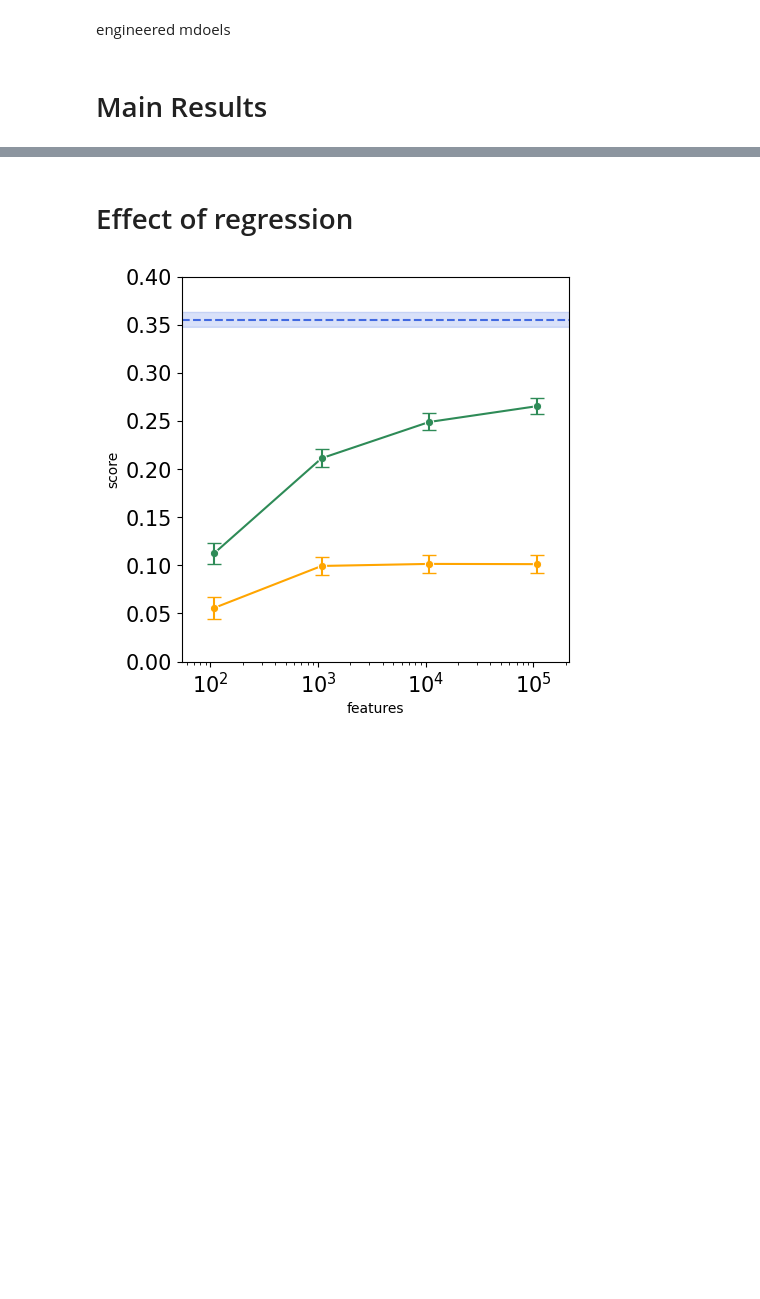
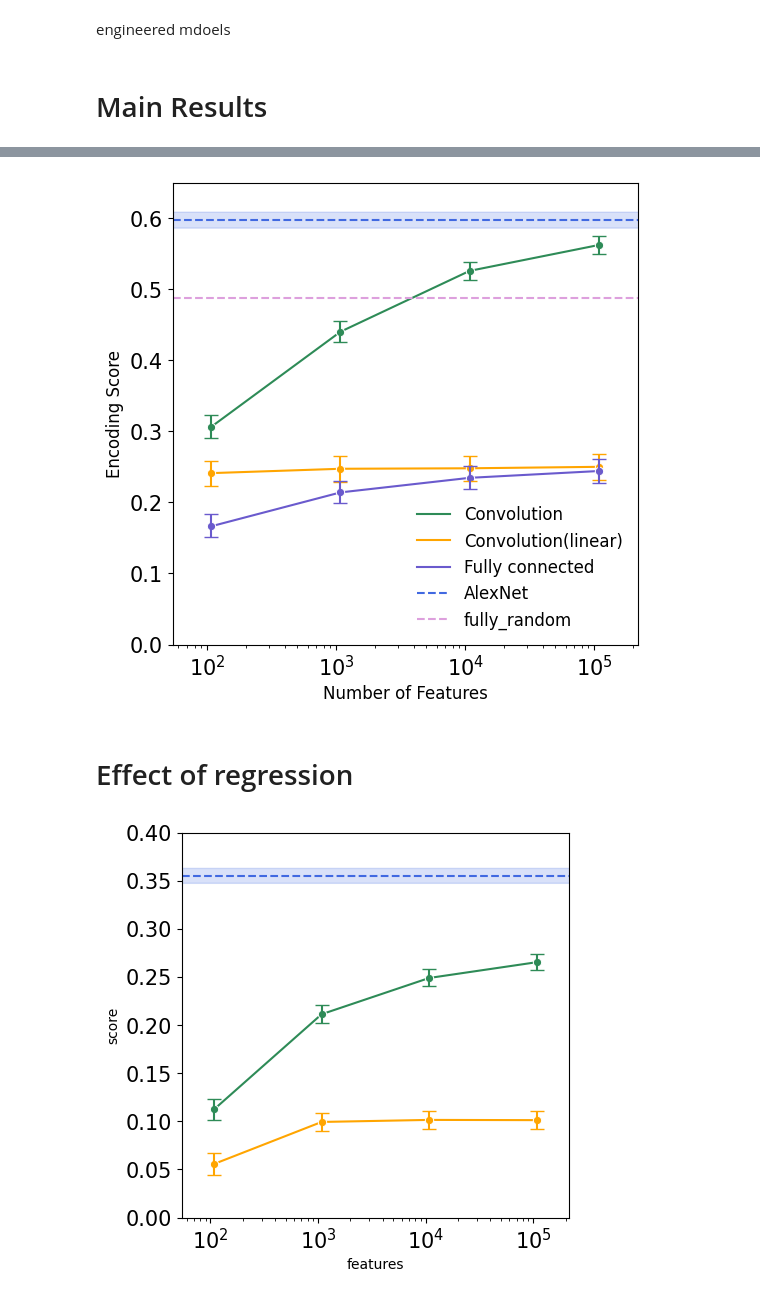
Before and after one commit to akazemian/untrained_models_of_visual_cortex, a Jupyter notebook: model_evaluation/results/predicting_brain_data/encoding_performance.ipynb, the cells around one changed output, grey strips where cells are left out. Cells and saved outputs as stored; diff of their text form; code cells hidden in the pictures; blank space fills up the shorter version.

```diff
--- a/model_evaluation/results/predicting_brain_data/encoding_performance.ipynb
+++ b/model_evaluation/results/predicting_brain_data/encoding_performance.ipynb
@@ -415,3 +435,40 @@ plt.show()
+# %%
+# main results
+rcParams['figure.figsize'] = (6,6)
+
+ax1 = sns.lineplot(data = df_engineered, x='features', y='score', hue='model', marker='o',palette = palette)
+
+# Adding error bars for the 95% confidence interval
+for i in range(len(df_engineered)):
+    plt.errorbar(df_engineered['features'][i], df_engineered['score'][i],
+                 yerr=[[df_engineered['score'][i] - df_engineered['lower'][i]], [df_engineered['upper'][i] - df_engineered['score'][i]]],
+                 fmt='none', capsize=5, color=df_engineered['color'][i])
+
+# alexnet results
+plt.axhline(y=df_alexnet['score'][0], color='royalblue', linestyle='--', label='AlexNet')
+plt.fill_between(np.arange(df_engineered['features'].min()/3,df_engineered['features'].max()*3),
+                 df_alexnet['lower'], df_alexnet['upper'], color='royalblue', alpha=0.2)
+
+plt.axhline(y=fully_random_1000, color='plum', linestyle='--', label='fully_random')
+# plt.axhline(y=ViT_fixed_pos, color='orchid', linestyle='--', label='ViT_fixed_pos')
+
+plt.xlabel('Number of Features',size=12)
+plt.ylabel('Encoding Score',size=12)
+plt.ylim(0,0.65)
+plt.xlim(df_engineered['features'].min()/2,df_engineered['features'].max()*2)
+
+plt.xticks(size=15)
+plt.yticks(size=15)
+ax1.set_xscale("log")
+
+#plt.legend()
+ax1.legend(frameon=False,fontsize=12)
+#ax1.legend_.remove()
+
+#plt.savefig(f'main_results_{DATASET}_{region}.png', dpi=200)
+plt.show()
+# %% [output]
+[figure, added]
 # %% [markdown]
 # Effect of regression
 # %%
```
Also changed, not shown: parts of 5 cells of this notebook, 5 other files.
